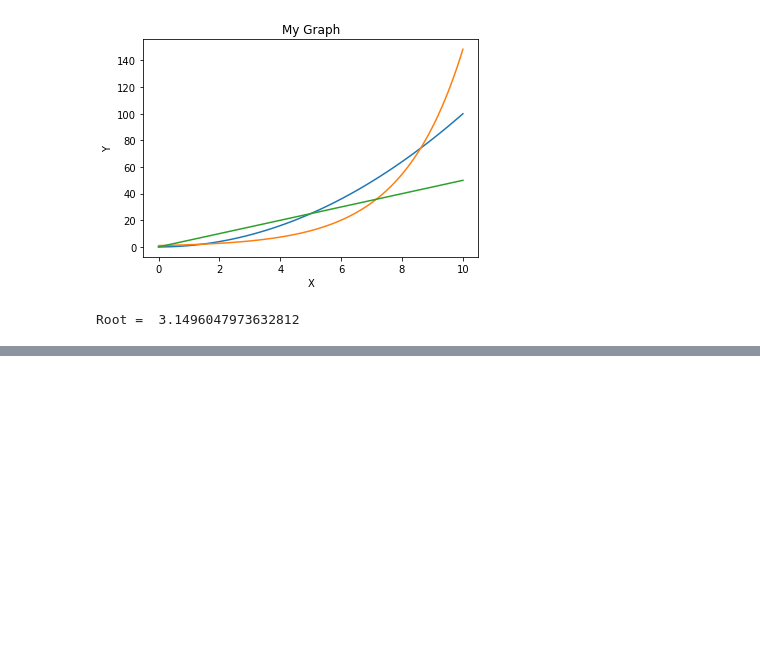
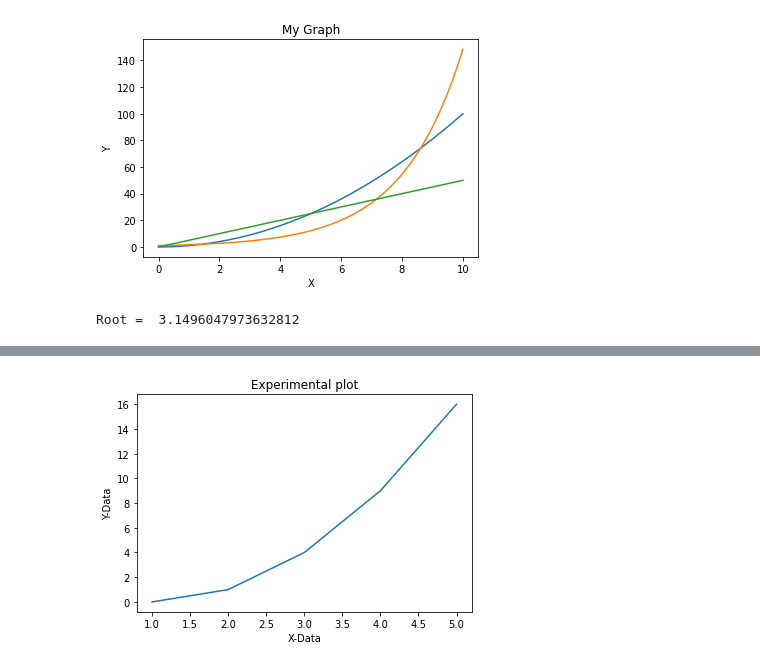
Before and after one commit to D-Ghosh/Python_Projects, a Jupyter notebook: Set_1.ipynb, the cells around one changed output, grey strips where cells are left out. Saved outputs shown, nothing was run; the diff lists cells and outputs as text; code cells hidden in the pictures; blank space fills up the shorter version.

```diff
--- a/Set_1.ipynb
+++ b/Set_1.ipynb
@@ -83,0 +160,15 @@ Root =  3.1496047973632812
+# %%
+# Q5(i)
+
+import numpy as np
+import matplotlib.pyplot as plt
+
+a = np.array([[1, 2, 3, 4, 5], [0, 1, 2, 3, 4]])
+x, y = a[0], a[1]
+plt.plot(x, y**2)
+plt.xlabel("X-Data")
+plt.ylabel("Y-Data")
+plt.title("Experimental plot")
+plt.show()
+# %% [output]
+[figure, added]
```
Also changed, not shown: parts of 11 cells of this notebook.
